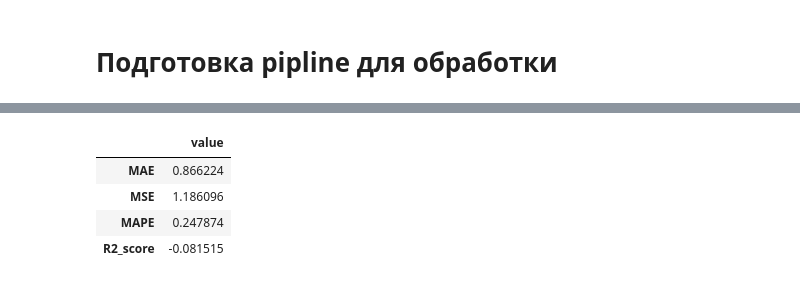
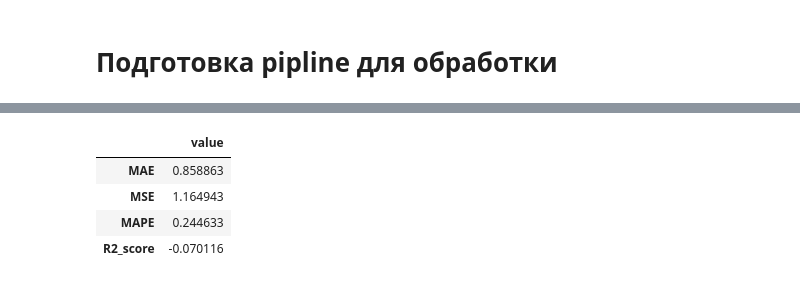
Before and after one commit to aleks-haksly/Simulative, a Jupyter notebook: ML/recomendation.ipynb, the cells around one changed output, grey strips where cells are left out. Cells and saved outputs as stored; diff of their text form; code cells hidden in the pictures.

```diff
--- a/ML/recomendation.ipynb
+++ b/ML/recomendation.ipynb
@@ -142,7 +142,7 @@ class NaivePredictor(ClassifierMixin, BaseEstimator):
         self.rating_movie_mean_ = concatenated_df.groupby('movieId')['rating'].mean()
         return self
 
-    def predict(self, X):
+    def predict(self, X_):
         """
         Предсказывает средний рейтинг фильма для каждого примера.
         Если `movieId` нет в обучающей выборке, возвращает средний рейтинг по всем фильмам.
@@ -152,8 +152,8 @@ class NaivePredictor(ClassifierMixin, BaseEstimator):
 
         # Заполняем пропущенные значения средним рейтингом всех фильмов
         global_mean = self.rating_movie_mean_.mean()
-        predictions = X['movieId'].map(self.rating_movie_mean_).fillna(global_mean)
-        return predictions.values
+        predictions = X_['movieId'].map(self.rating_movie_mean_).fillna(global_mean)
+        return predictions
 # %%
 pipe = Pipeline(
     [
@@ -193,13 +205,13 @@ def evalueate_model(y_predicted, y_true):
   orient='index', columns=['value'])
   return result
 # %%
-evalueate_model(pipe.fit(X_train, y_train).predict(X_train), y_train)
+evalueate_model(pipe.fit(X_train, y_train).predict(X_test), y_test)
 # %% [output]
 |  | value |
-| MAE | 0.866224 |
-| MSE | 1.186096 |
-| MAPE | 0.247874 |
-| R2_score | -0.081515 |
+| MAE | 0.858863 |
+| MSE | 1.164943 |
+| MAPE | 0.244633 |
+| R2_score | -0.070116 |
 # %%
 pipe.fit(X_train, y_train).predict(X_train)
 # %% [output]
```
Also changed, not shown: parts of 3 cells of this notebook.
